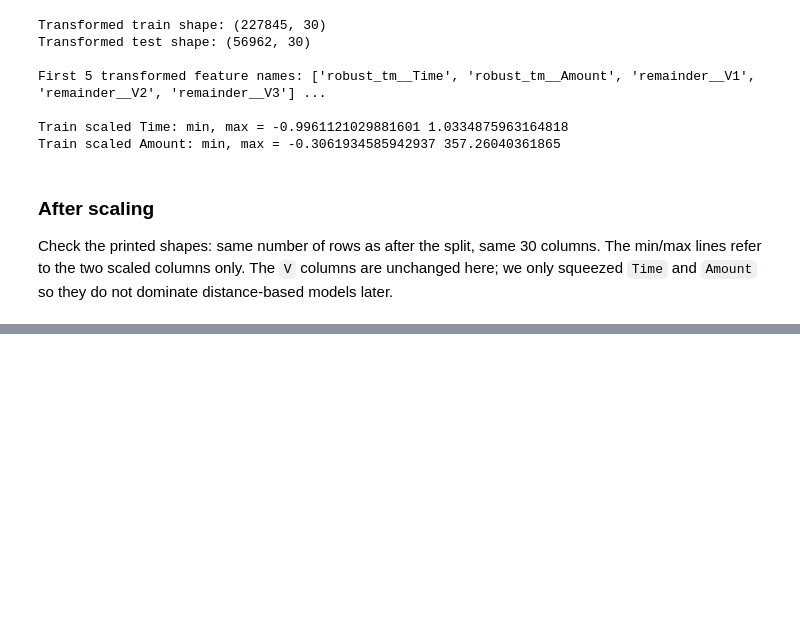
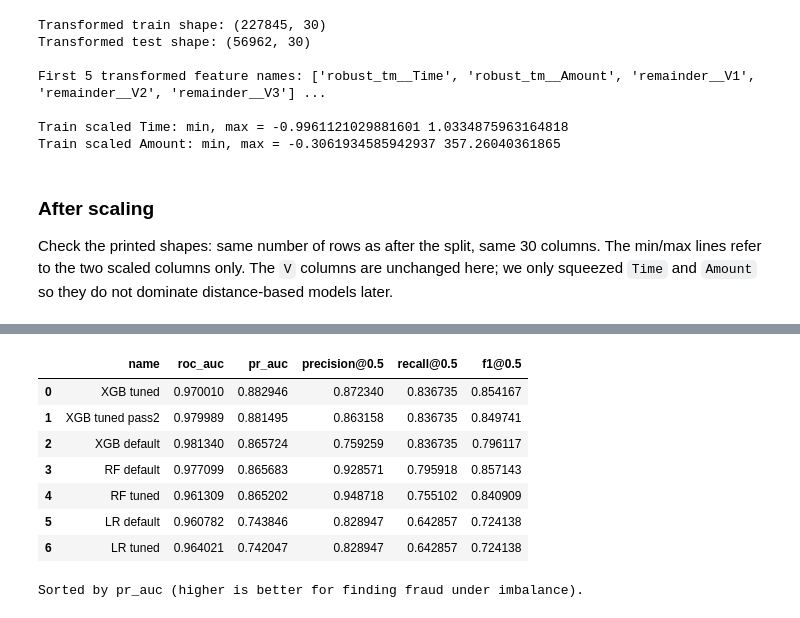
Before and after one commit to Marcodalmas00/Lisa_project, a Jupyter notebook: main.ipynb, the cells around one changed output, grey strips where cells are left out. Cells and saved outputs as stored; diff of their text form; code cells hidden in the pictures; blank space fills up the shorter version.

```diff
--- a/main.ipynb
+++ b/main.ipynb
@@ -430,0 +933,16 @@ Check the printed shapes: same number of rows as after the split, same 30 column
+# %%
+# --- Final comparison table (all recorded rows) ---
+summary = pd.DataFrame(MODEL_RESULTS)
+summary = summary.sort_values("pr_auc", ascending=False).reset_index(drop=True)
+display(summary)
+print("\nSorted by pr_auc (higher is better for finding fraud under imbalance).")
+# %% [output]
+|  | name | roc_auc | pr_auc | precision@0.5 | recall@0.5 | f1@0.5 |
+| 0 | XGB tuned | 0.970010 | 0.882946 | 0.872340 | 0.836735 | 0.854167 |
+| 1 | XGB tuned pass2 | 0.979989 | 0.881495 | 0.863158 | 0.836735 | 0.849741 |
+| 2 | XGB default | 0.981340 | 0.865724 | 0.759259 | 0.836735 | 0.796117 |
+| 3 | RF default | 0.977099 | 0.865683 | 0.928571 | 0.795918 | 0.857143 |
+| 4 | RF tuned | 0.961309 | 0.865202 | 0.948718 | 0.755102 | 0.840909 |
+| 5 | LR default | 0.960782 | 0.743846 | 0.828947 | 0.642857 | 0.724138 |
+| 6 | LR tuned | 0.964021 | 0.742047 | 0.828947 | 0.642857 | 0.724138 |
+Sorted by pr_auc (higher is better for finding fraud under imbalance).
```
Also changed, not shown: parts of 26 cells of this notebook, 1 other file.
